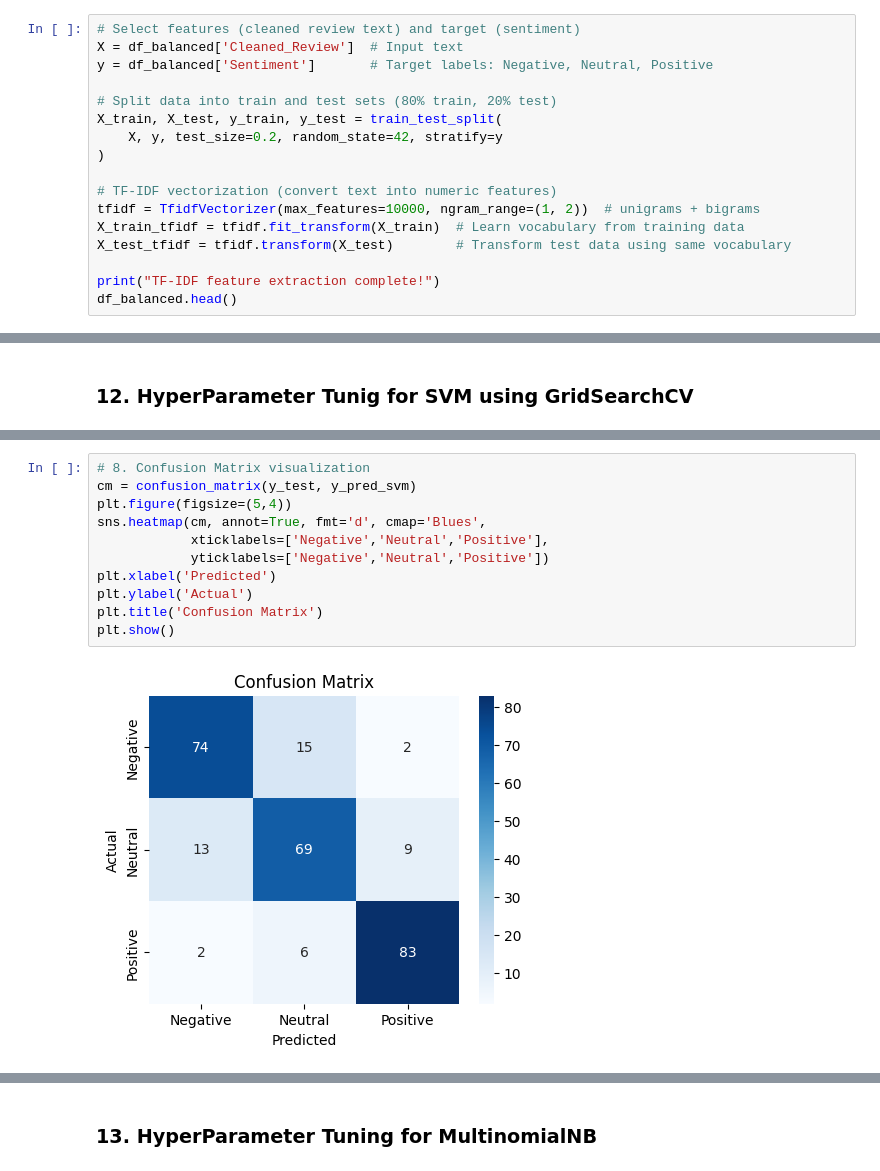
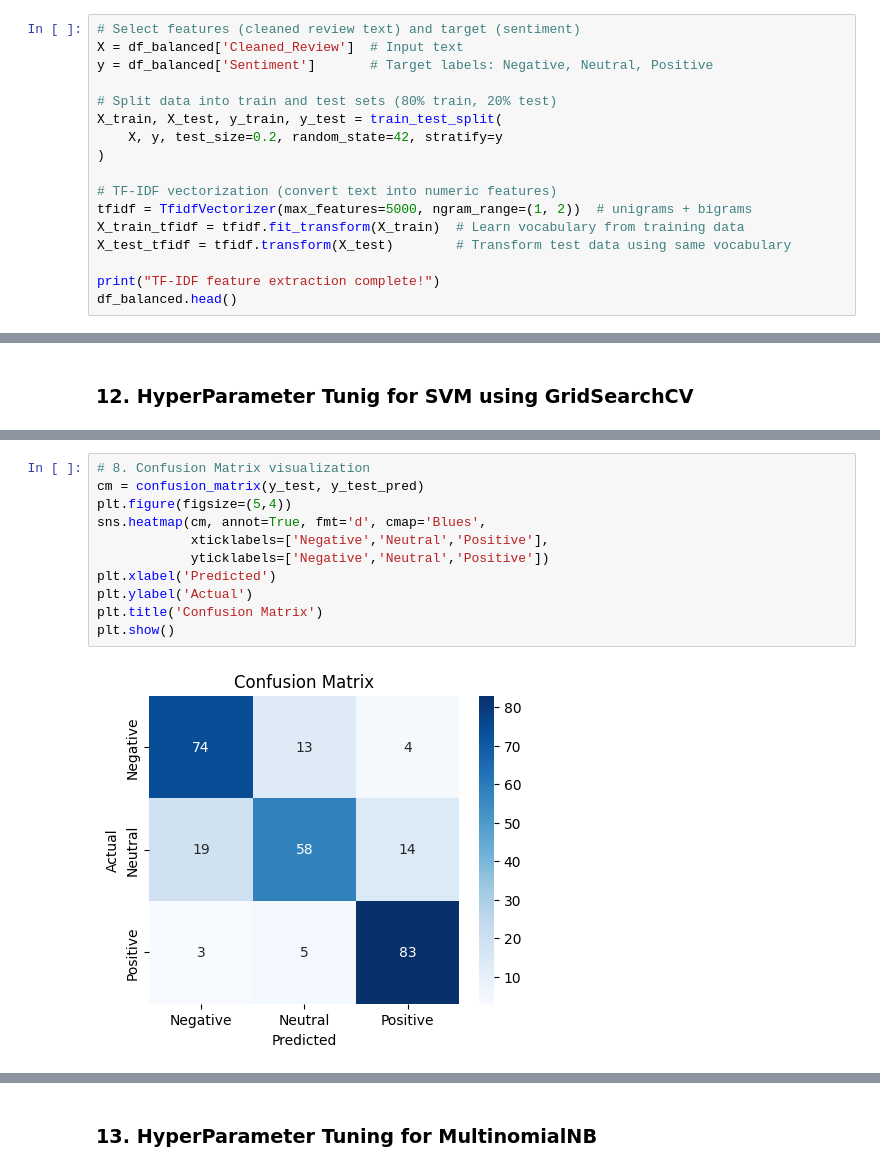
Before and after one commit to AaditiG1/HotelReview_TextClassification, a Jupyter notebook: HotelReview.ipynb, the cells around one changed output, grey strips where cells are left out. Drawn from its saved outputs; the diff is of its cells as text.

```diff
--- a/HotelReview.ipynb
+++ b/HotelReview.ipynb
@@ -460,7 +462,7 @@ X_train, X_test, y_train, y_test = train_test_split(
 )
 
 # TF-IDF vectorization (convert text into numeric features)
-tfidf = TfidfVectorizer(max_features=10000, ngram_range=(1, 2))  # unigrams + bigrams
+tfidf = TfidfVectorizer(max_features=5000, ngram_range=(1, 2))  # unigrams + bigrams
 X_train_tfidf = tfidf.fit_transform(X_train)  # Learn vocabulary from training data
 X_test_tfidf = tfidf.transform(X_test)        # Transform test data using same vocabulary
 
@@ -809,16 +870,16 @@ weighted avg       0.83      0.83      0.83       273
 # %%
 # 8. Confusion Matrix visualization
-cm = confusion_matrix(y_test, y_pred_svm)
+cm = confusion_matrix(y_test, y_test_pred)
 plt.figure(figsize=(5,4))
 sns.heatmap(cm, annot=True, fmt='d', cmap='Blues',
             xticklabels=['Negative','Neutral','Positive'],
             yticklabels=['Negative','Neutral','Positive'])
 plt.xlabel('Predicted')
 plt.ylabel('Actual')
 plt.title('Confusion Matrix')
 plt.show()
 # %% [output]
-[figure, old version]
+[figure, new version]
 # %% [markdown]
 **Code Explination**
 - **Confusion Matrix:**
```
Also changed, not shown: parts of 28 cells of this notebook.
